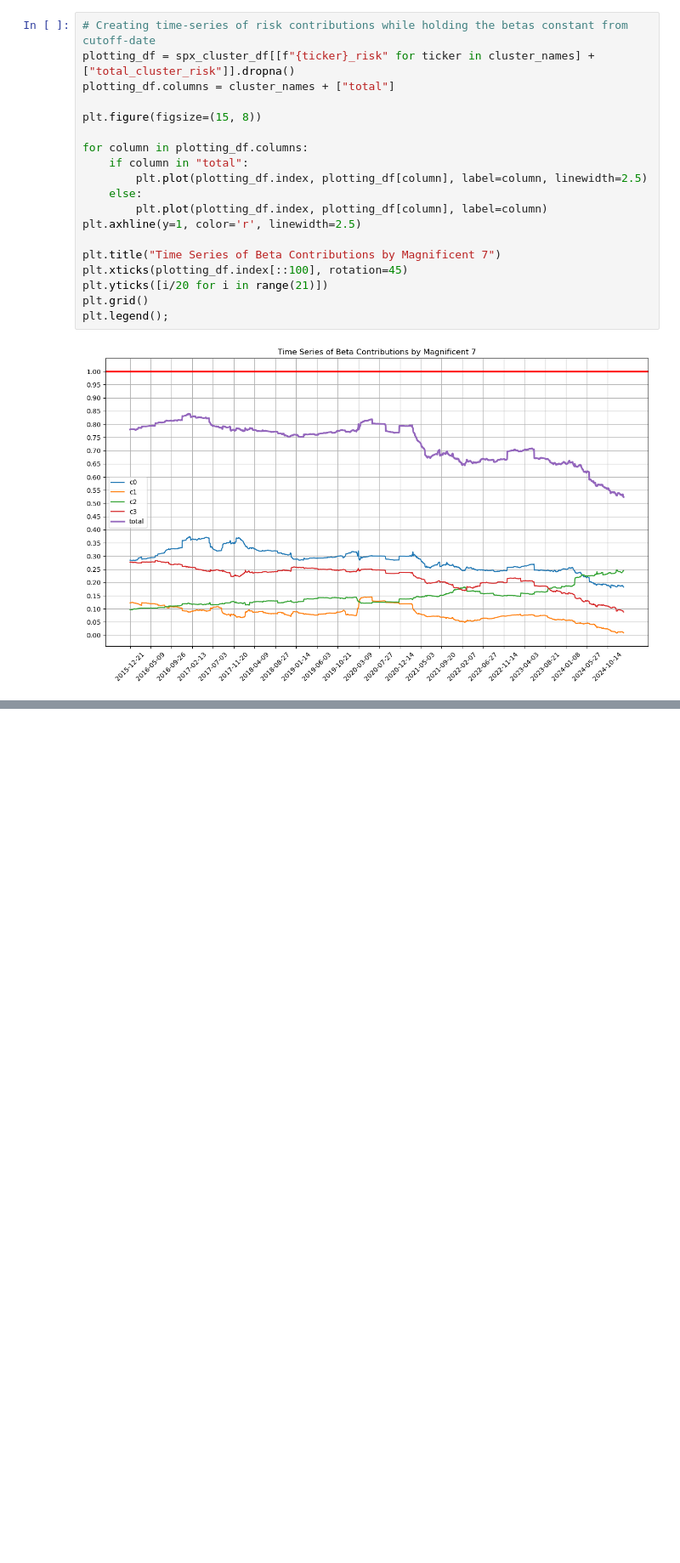
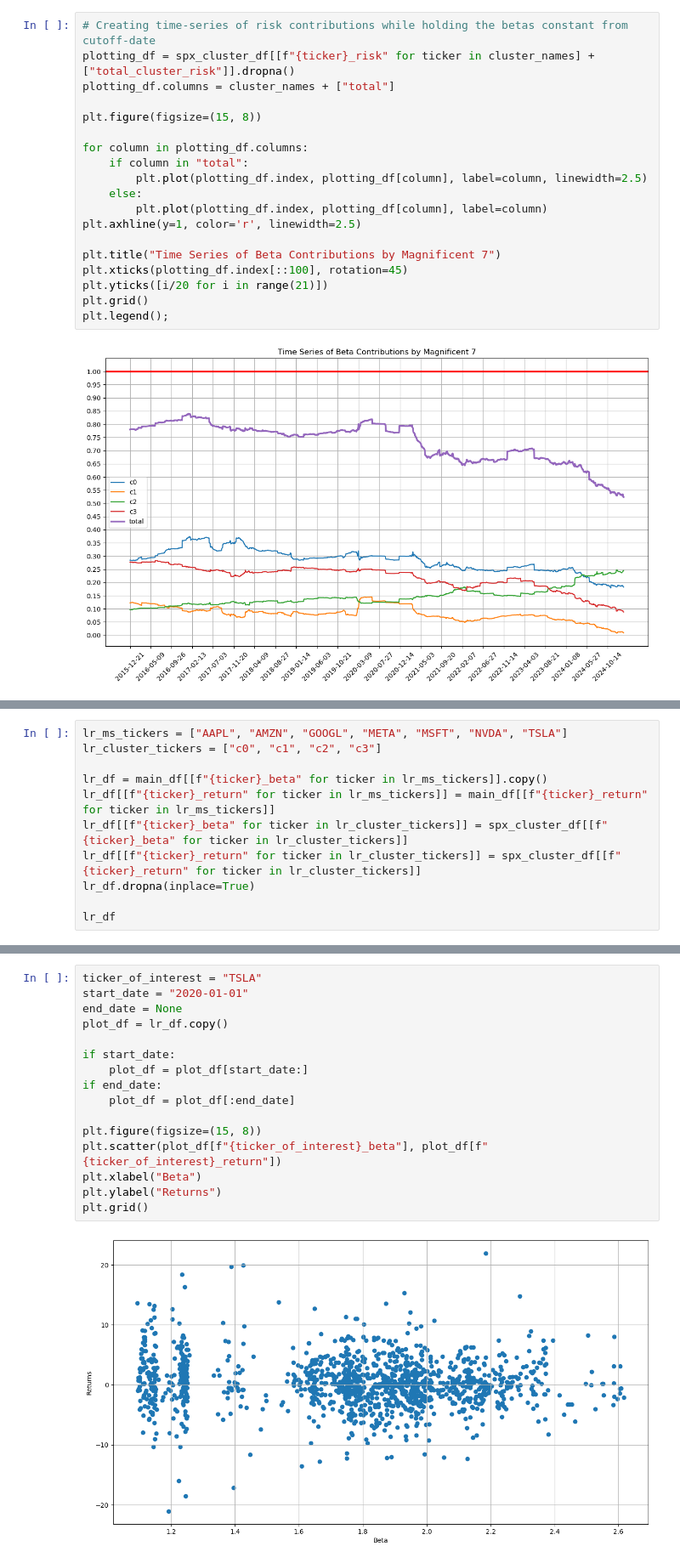
Before and after one commit to tryt0c0de/IAQF_STRAT, a Jupyter notebook: beta_testing.ipynb, the cells around one changed output, grey strips where cells are left out. Shown at 85% size. Saved outputs shown, nothing was run; the diff lists cells and outputs as text; blank space fills up the shorter version.

```diff
--- a/beta_testing.ipynb
+++ b/beta_testing.ipynb
@@ -698 +702,12 @@ plt.legend();
 ##### Could be a concern that historical risk contributions for each cluster may not be as accurate, since we're clustering them by future correlations hence introducing some lookahead bias. Furthermore, weights will not be accurate since we're using the most recent constituents, ignoring the fact that there are previous constituents that have been kicked out, and that current constituents may only be added at a later date => APPROXIMATION
+# %%
+lr_ms_tickers = ["AAPL", "AMZN", "GOOGL", "META", "MSFT", "NVDA", "TSLA"]
+lr_cluster_tickers = ["c0", "c1", "c2", "c3"]
+
+lr_df = main_df[[f"{ticker}_beta" for ticker in lr_ms_tickers]].copy()
+lr_df[[f"{ticker}_return" for ticker in lr_ms_tickers]] = main_df[[f"{ticker}_return" for ticker in lr_ms_tickers]]
+lr_df[[f"{ticker}_beta" for ticker in lr_cluster_tickers]] = spx_cluster_df[[f"{ticker}_beta" for ticker in lr_cluster_tickers]]
+lr_df[[f"{ticker}_return" for ticker in lr_cluster_tickers]] = spx_cluster_df[[f"{ticker}_return" for ticker in lr_cluster_tickers]]
+lr_df.dropna(inplace=True)
+
+lr_df
@@ -698,0 +728,18 @@ plt.legend();
+# %%
+ticker_of_interest = "TSLA"
+start_date = "2020-01-01"
+end_date = None
+plot_df = lr_df.copy()
+
+if start_date:
+    plot_df = plot_df[start_date:]
+if end_date:
+    plot_df = plot_df[:end_date]
+
+plt.figure(figsize=(15, 8))
+plt.scatter(plot_df[f"{ticker_of_interest}_beta"], plot_df[f"{ticker_of_interest}_return"])
+plt.xlabel("Beta")
+plt.ylabel("Returns")
+plt.grid()
+# %% [output]
+[figure, added]
```
Also changed, not shown: parts of 5 cells of this notebook.
